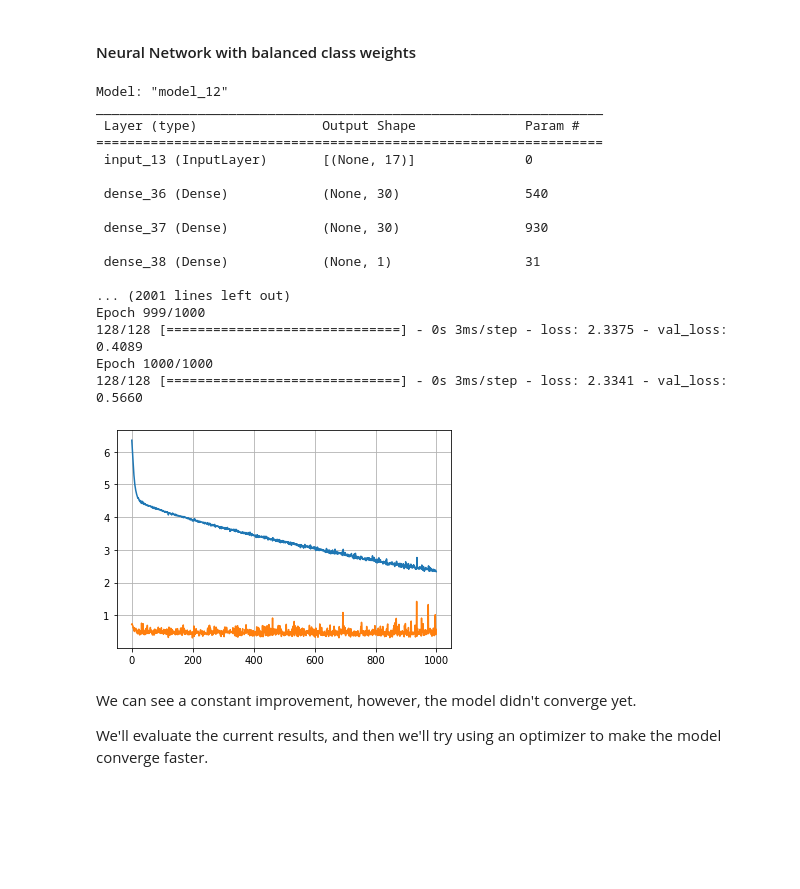
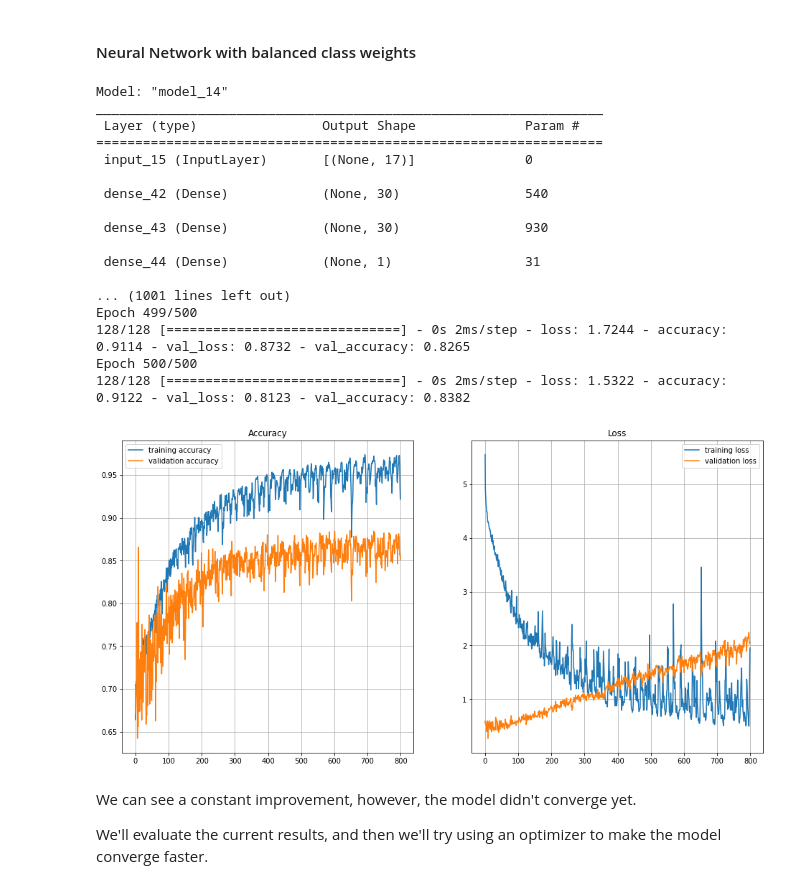
Before and after one commit to bori00/Stroke-Predictor, a Jupyter notebook: Stroke_Predictor_ML_Only.ipynb, the cells around one changed output. Drawn from its saved outputs; the diff is of its cells as text; code cells hidden in the pictures; blank space fills up the shorter version.

```diff
--- a/Stroke_Predictor_ML_Only.ipynb
+++ b/Stroke_Predictor_ML_Only.ipynb
@@ -918,41 +953,39 @@ F1 score:  0.0
 # %% [markdown]
 #### Neural Network with balanced class weights
 # %%
-input_ = keras.layers.Input(shape=X_train.shape[1:])
-hidden1 = keras.layers.Dense(30, activation="relu")(input_)
-hidden2 = keras.layers.Dense(30, activation="relu")(hidden1)
-output = keras.layers.Dense(1, activation='sigmoid')(hidden2)
-model = keras.models.Model(inputs=[input_], outputs=[output])
+input2_ = keras.layers.Input(shape=X_train.shape[1:])
+hidden21 = keras.layers.Dense(30, activation="relu")(input2_)
+hidden22 = keras.layers.Dense(30, activation="relu")(hidden21)
+output2 = keras.layers.Dense(1, activation='sigmoid')(hidden22)
+model2 = keras.models.Model(inputs=[input2_], outputs=[output2])
 
-model.summary()
+model2.summary()
 
-model.compile(loss="binary_crossentropy", optimizer=keras.optimizers.SGD(learning_rate=1e-3))
-history = model.fit(X_train1, y_train1, epochs=1000, class_weight={0:5, 1:95},
+model2.compile(loss="binary_crossentropy", optimizer=keras.optimizers.SGD(learning_rate=1e-2), metrics=['accuracy'])
+history2 = model2.fit(X_train1, y_train1, epochs=500, class_weight={0:5, 1:95},
                     validation_data=(X_valid1, y_valid1))
 # %% [output]
-Model: "model_12"
+Model: "model_14"
 _________________________________________________________________
  Layer (type)                Output Shape              Param #
 =================================================================
- input_13 (InputLayer)       [(None, 17)]              0
+ input_15 (InputLayer)       [(None, 17)]              0
 
- dense_36 (Dense)            (None, 30)                540
+ dense_42 (Dense)            (None, 30)                540
 
- dense_37 (Dense)            (None, 30)                930
+ dense_43 (Dense)            (None, 30)                930
 
- dense_38 (Dense)            (None, 1)                 31
+ dense_44 (Dense)            (None, 1)                 31
 
-... (2001 lines left out)
-Epoch 999/1000
-128/128 [==============================] - 0s 3ms/step - loss: 2.3375 - val_loss: 0.4089
-Epoch 1000/1000
-128/128 [==============================] - 0s 3ms/step - loss: 2.3341 - val_loss: 0.5660
+... (1001 lines left out)
+Epoch 499/500
+128/128 [==============================] - 0s 2ms/step - loss: 1.7244 - accuracy: 0.9114 - val_loss: 0.8732 - val_accuracy: 0.8265
+Epoch 500/500
+128/128 [==============================] - 0s 2ms/step - loss: 1.5322 - accuracy: 0.9122 - val_loss: 0.8123 - val_accuracy: 0.8382
-# %%
-plt.plot(pd.DataFrame(history.history))
-plt.grid(True)
-plt.show()
-# %% [output]
-[figure, removed]
+# %%
+plot_loss_accuracy_history(history2)
+# %% [output]
+[figure, added]
 # %% [markdown]
 We can see a constant improvement, however, the model didn't converge yet.
 
```
Also changed, not shown: parts of 20 cells of this notebook.
